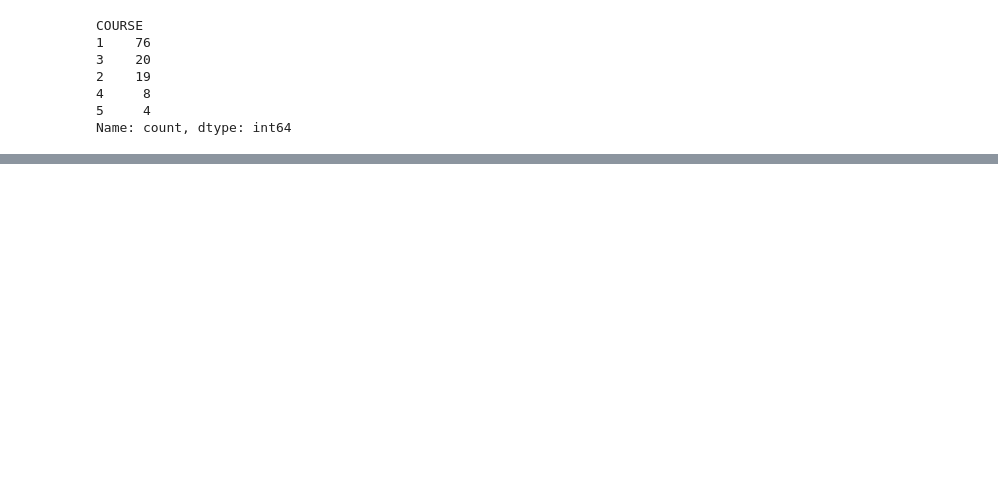
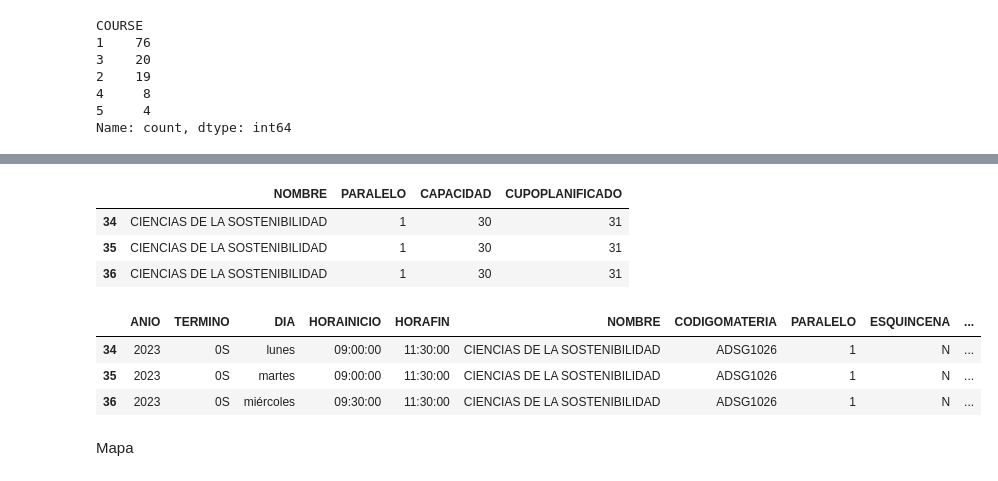
Before and after one commit to lromeror/Group_Slytheryn, a Jupyter notebook: EDA_ESPOL/EDA_ESPOL_PAE.ipynb, the cells around one changed output, grey strips where cells are left out. Saved outputs shown, nothing was run; the diff lists cells and outputs as text; code cells hidden in the pictures; blank space fills up the shorter version.

```diff
--- a/EDA_ESPOL/EDA_ESPOL_PAE.ipynb
+++ b/EDA_ESPOL/EDA_ESPOL_PAE.ipynb
@@ -717,0 +759,17 @@ Name: HORAINICIO, Length: 127, dtype: object
+# %%
+N=df_H_p.query("NOMBRE == 'CIENCIAS DE LA SOSTENIBILIDAD'")
+N=N[['NOMBRE','PARALELO','CAPACIDAD','CUPOPLANIFICADO']]
+N
+#N.groupby(['NOMBRE','PARALELO','CAPACIDAD']).count()
+# %% [output]
+|  | NOMBRE | PARALELO | CAPACIDAD | CUPOPLANIFICADO |
+| 34 | CIENCIAS DE LA SOSTENIBILIDAD | 1 | 30 | 31 |
+| 35 | CIENCIAS DE LA SOSTENIBILIDAD | 1 | 30 | 31 |
+| 36 | CIENCIAS DE LA SOSTENIBILIDAD | 1 | 30 | 31 |
+# %%
+df_H_p[df_H_p['CAPACIDAD']!=df_H_p['CUPOPLANIFICADO']]
+# %% [output]
+|  | ANIO | TERMINO | DIA | HORAINICIO | HORAFIN | NOMBRE | CODIGOMATERIA | PARALELO | ESQUINCENA | ... |
+| 34 | 2023 | 0S | lunes | 09:00:00 | 11:30:00 | CIENCIAS DE LA SOSTENIBILIDAD | ADSG1026 | 1 | N | ... |
+| 35 | 2023 | 0S | martes | 09:00:00 | 11:30:00 | CIENCIAS DE LA SOSTENIBILIDAD | ADSG1026 | 1 | N | ... |
+| 36 | 2023 | 0S | miércoles | 09:30:00 | 11:30:00 | CIENCIAS DE LA SOSTENIBILIDAD | ADSG1026 | 1 | N | ... |
@@ -717,0 +782,2 @@ Name: HORAINICIO, Length: 127, dtype: object
+# %% [markdown]
+Mapa
```
Also changed, not shown: parts of 22 cells of this notebook, 1 other file.
